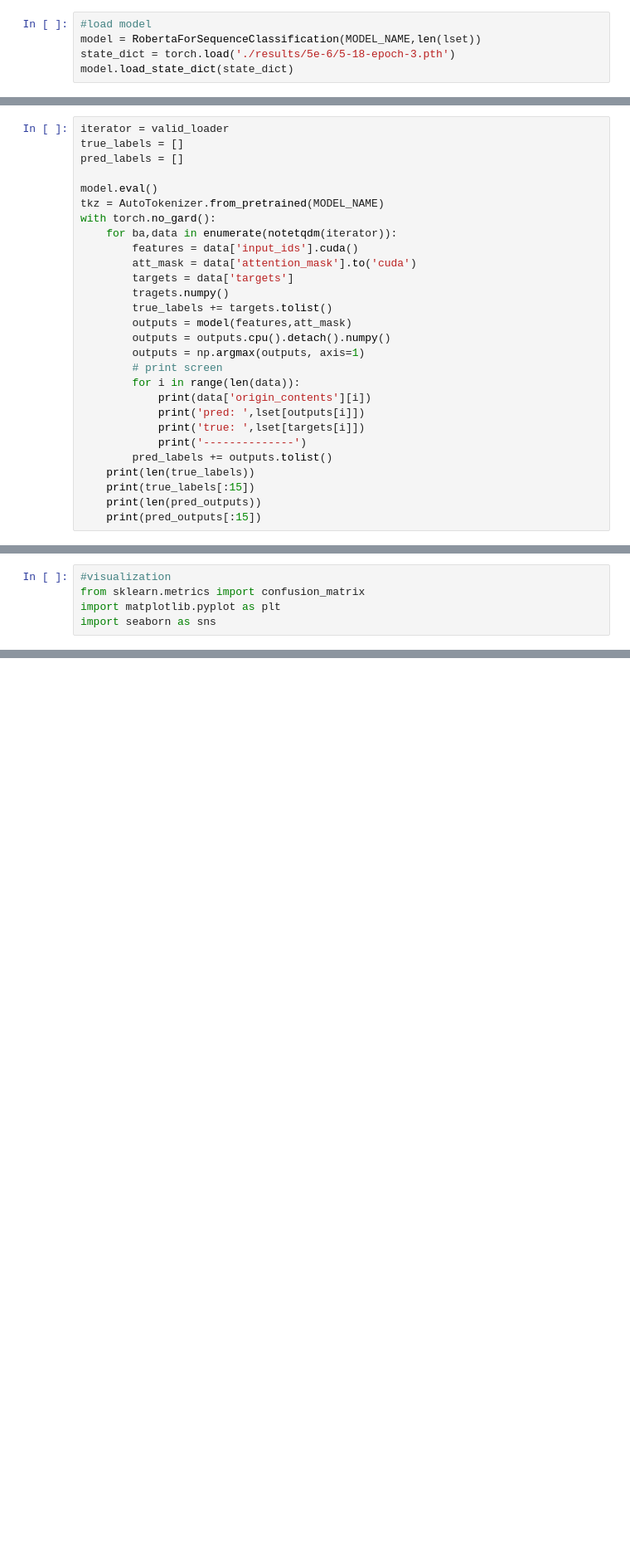
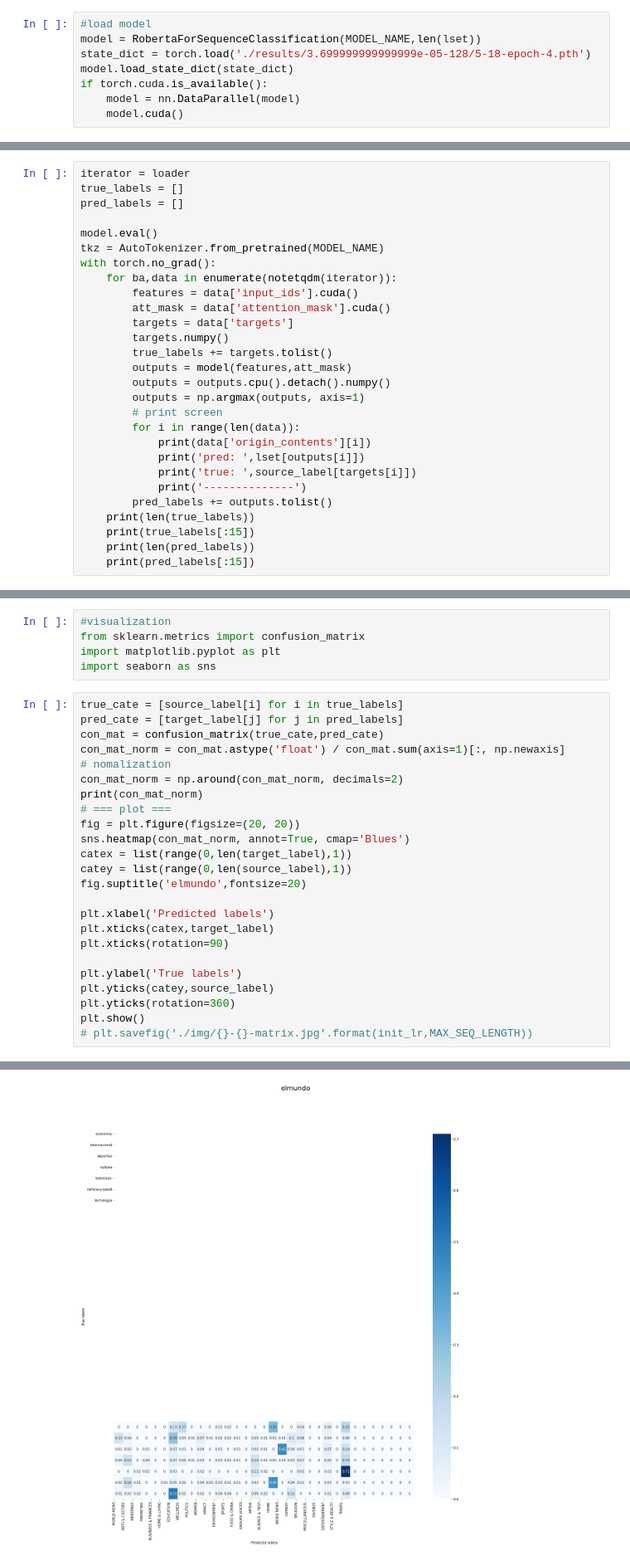
Before and after one commit to HuHang-koko5/Roberta, a Jupyter notebook: News-Classifier/validation.ipynb, the cells around one changed output, grey strips where cells are left out. Shown at 83% size. Drawn from its saved outputs; the diff is of its cells as text; blank space fills up the shorter version.

Commit message:
update validation code

```diff
--- a/News-Classifier/validation.ipynb
+++ b/News-Classifier/validation.ipynb
@@ -137,5 +138,8 @@ if not os.path.exists('./{}-valid-results/{}'.format(DATASET_NAME, MAX_SEQ_LENGT
 # %%
 #load model
 model = RobertaForSequenceClassification(MODEL_NAME,len(lset))
-state_dict = torch.load('./results/5e-6/5-18-epoch-3.pth')
+state_dict = torch.load('./results/3.699999999999999e-05-128/5-18-epoch-4.pth')
 model.load_state_dict(state_dict)
+if torch.cuda.is_available():
+    model = nn.DataParallel(model)
+    model.cuda()
@@ -144,16 +146,16 @@ FileNotFoundError: [Errno 2] No such file or directory: './results/5e-6/5-18-epo
 # %%
-iterator = valid_loader
+iterator = loader
 true_labels = []
 pred_labels = []
 
 model.eval()
 tkz = AutoTokenizer.from_pretrained(MODEL_NAME)
-with torch.no_gard():
+with torch.no_grad():
     for ba,data in enumerate(notetqdm(iterator)):
         features = data['input_ids'].cuda()
-        att_mask = data['attention_mask'].to('cuda')
+        att_mask = data['attention_mask'].cuda()
         targets = data['targets']
-        tragets.numpy()
+        targets.numpy()
         true_labels += targets.tolist()
         outputs = model(features,att_mask)
         outputs = outputs.cpu().detach().numpy()
@@ -162,10 +164,10 @@ with torch.no_gard():
         for i in range(len(data)):
             print(data['origin_contents'][i])
             print('pred: ',lset[outputs[i]])
-            print('true: ',lset[targets[i]])
+            print('true: ',source_label[targets[i]])
             print('--------------')
         pred_labels += outputs.tolist()
     print(len(true_labels))
     print(true_labels[:15])
-    print(len(pred_outputs))
-    print(pred_outputs[:15])
+    print(len(pred_labels))
+    print(pred_labels[:15])
@@ -174,3 +194,27 @@ with torch.no_gard():
 from sklearn.metrics import confusion_matrix
 import matplotlib.pyplot as plt
 import seaborn as sns
+# %%
+true_cate = [source_label[i] for i in true_labels]
+pred_cate = [target_label[j] for j in pred_labels]
+con_mat = confusion_matrix(true_cate,pred_cate)
+con_mat_norm = con_mat.astype('float') / con_mat.sum(axis=1)[:, np.newaxis]     # nomalization
+con_mat_norm = np.around(con_mat_norm, decimals=2)
+print(con_mat_norm)
+# === plot ===
+fig = plt.figure(figsize=(20, 20))
+sns.heatmap(con_mat_norm, annot=True, cmap='Blues')
+catex = list(range(0,len(target_label),1))
+catey = list(range(0,len(source_label),1))
+fig.suptitle('elmundo',fontsize=20)
+
+plt.xlabel('Predicted labels')
+plt.xticks(catex,target_label)
+plt.xticks(rotation=90)
+
+plt.ylabel('True labels')
+plt.yticks(catey,source_label)
+plt.yticks(rotation=360)
+plt.show()
+# plt.savefig('./img/{}-{}-matrix.jpg'.format(init_lr,MAX_SEQ_LENGTH))
+# %% [output]
@@ -176,0 +228 @@ import seaborn as sns
+[figure, added]
```
Also changed, not shown: parts of 5 cells of this notebook, 2 other files.
